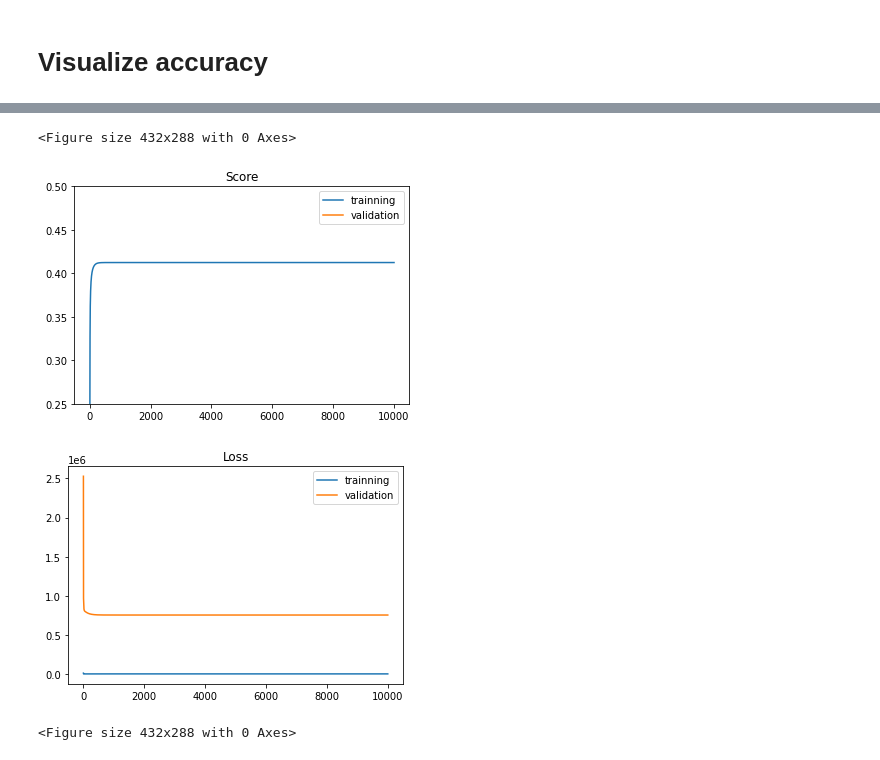
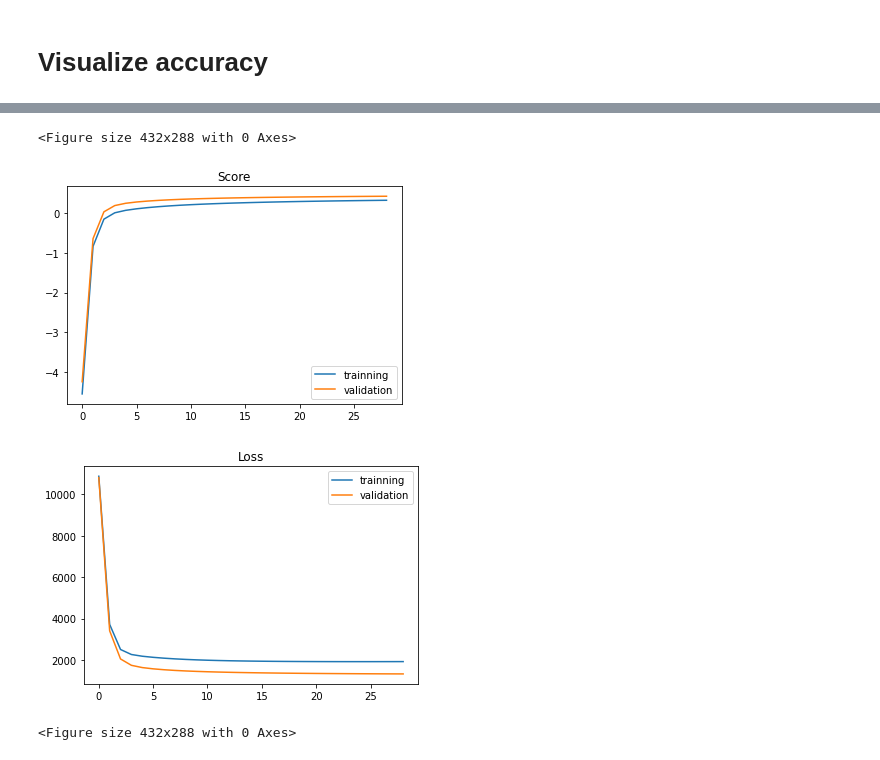
Before and after one commit to kietbg0079/LinearRegression-Module, a Jupyter notebook: HousePredict.ipynb, the cells around one changed output, grey strips where cells are left out. Cells and saved outputs as stored; diff of their text form; code cells hidden in the pictures.

```diff
--- a/HousePredict.ipynb
+++ b/HousePredict.ipynb
@@ -371,5 +385,5 @@ sns.heatmap(dataUse[['số tầng','locateID','mặt tiền','đường vào','s
 # %%
-corr_Matrix = dataUse[['số tầng','locateID','mặt tiền','đường vào','số phòng  ngủ','số phòng toilet','m^2','price']].corr()
-listFeature = list(corr_Matrix.nlargest(5, 'price')['price'].index)
+corr_Matrix = dataUse[['floors','locateID','front','roadwidth','bedrooms','bathrooms','area','price']].corr()
+listFeature = list(corr_Matrix.nlargest(6, 'price')['price'].index)
 listFeature
 # %% [output]
@@ -376,0 +399,6 @@ listFeature
+# %%
+dataUse = dataUse[dataUse['price'] < 400][dataUse['price'] > 50]
+
+plt.hist(dataUse['price'], bins=50)
+plt.title('Price distribution')
+plt.show()
@@ -408,3 +436,6 @@ for i in range(int(x_train.shape[0] * 0.2)):
 
 x_test = np.array(x_test)
 y_test = np.array(y_test)
+
+x_test = np.vstack((np.ones(x_test.shape[0], ),x_test.T)).T
+x_train = np.vstack((np.ones(x_train.shape[0], ), x_train.T)).T
@@ -451,6 +493,7 @@ class Linear_regression():
     self.lr = lr
     self.landa =landa
     self.hist = {"lossTrain":[],"lossTest":[],"accuTrain":[],"accuTest":[]}
+
   def update_weight(self, w):
     m = len(self.X)
     predictions = np.dot(self.X, w)
@@ -474,7 +517,12 @@ class Linear_regression():
     self.weights = np.zeros((Xc.shape[1], 1))
     self.y = yc.reshape(yc.shape[0], 1)
     for i in range(self.iter):
-      self.hist["lossTrain"].append(self.cost_function(self.X,self.y))
+      loss = self.cost_function(self.X,self.y)
+      if(i > 0):
+        if((loss - self.hist["lossTrain"][-1] ) > 1):
+          break
+
+      self.hist["lossTrain"].append(loss)
       self.hist["accuTrain"].append(self.score(self.y, np.dot(self.X,self.weights)))
       if testData is not None:
         x_test,y_test = testData
@@ -539,21 +643,21 @@ inter = len(lossTrain)
 # %%
 #score
 plt.title("Score")
 plt.plot(range(inter),scoreTrain)
 plt.plot(range(inter),scoreTest)
 plt.legend(["trainning","validation"])
-plt.ylim([0.25,0.5])
+# plt.ylim([0.25,0.5])
 plt.figure()
 
 #Loss
 plt.title("Loss")
 plt.plot(range(inter),lossTrain)
 plt.plot(range(inter),lossTest)
 # plt.ylim([0,4000])
 plt.legend(["trainning","validation"])
 plt.figure()
 # %% [output]
 <Figure size 432x288 with 0 Axes>
-[figure, old version]
+[figure, new version]
-[figure, old version]
+[figure, new version]
 <Figure size 432x288 with 0 Axes>
```
Also changed, not shown: parts of 42 cells of this notebook.
